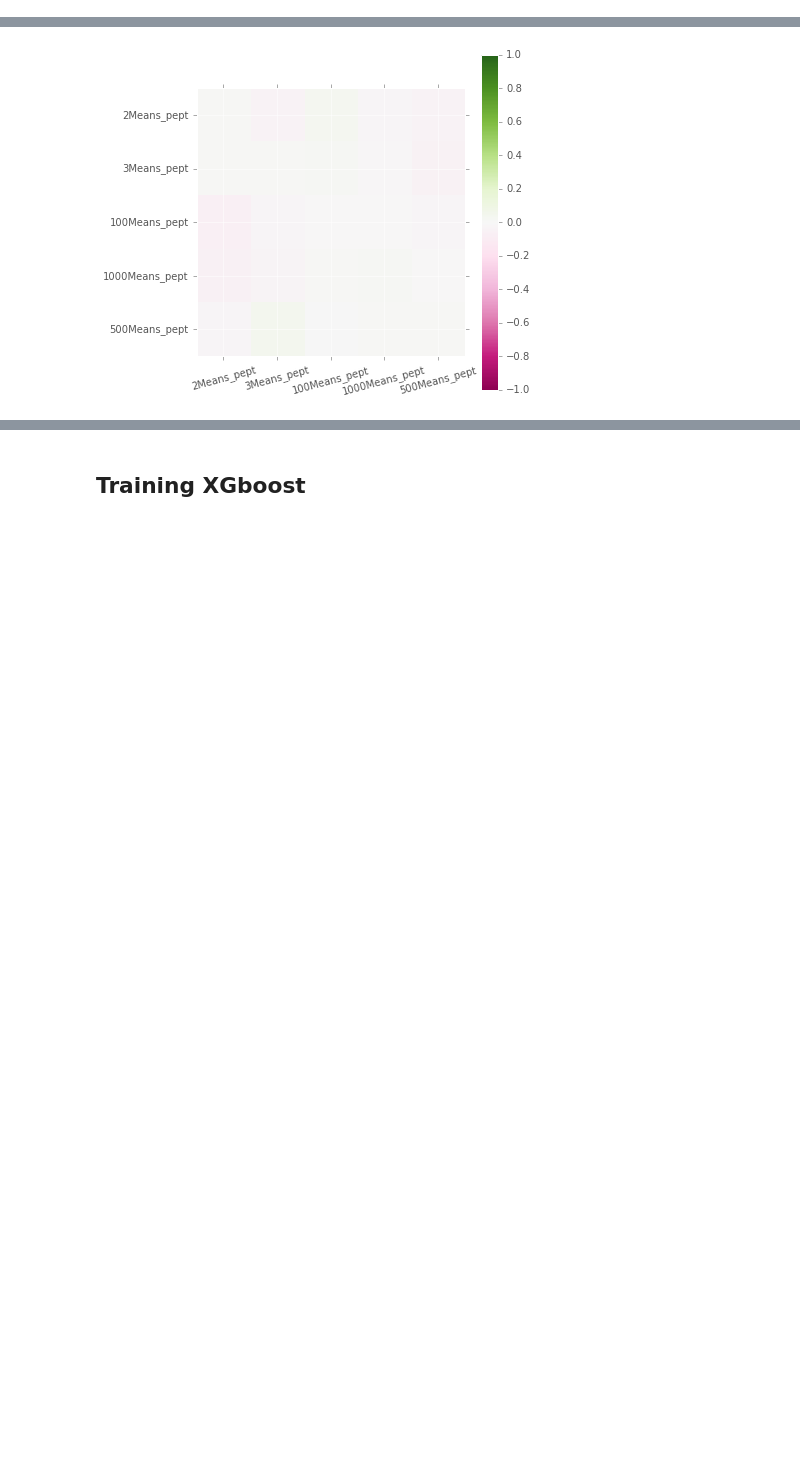
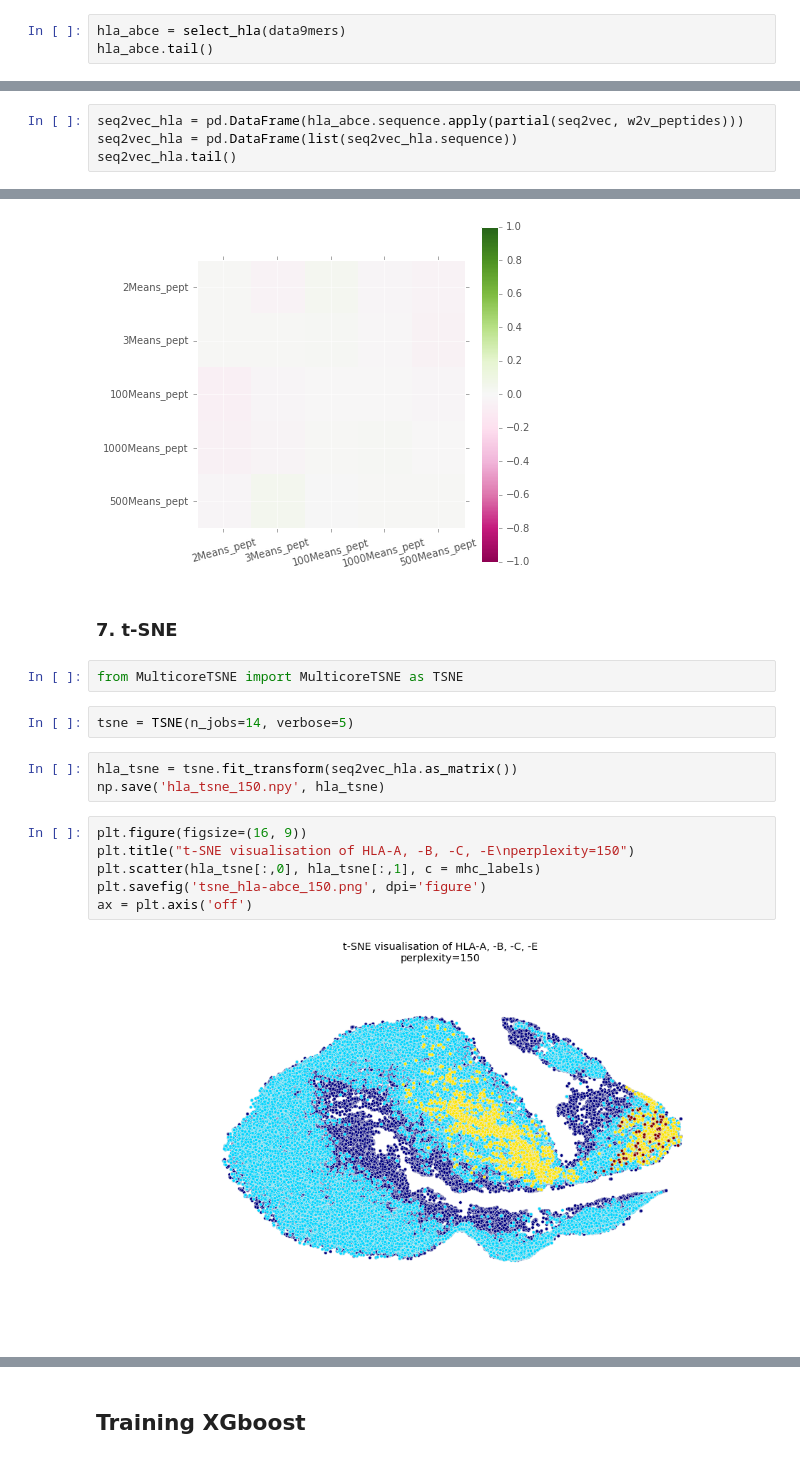
Before and after one commit to rudolphyo/MHystic, a Jupyter notebook: xgb.ipynb, the cells around one changed output, grey strips where cells are left out. Cells and saved outputs as stored; diff of their text form; blank space fills up the shorter version.

```diff
--- a/xgb.ipynb
+++ b/xgb.ipynb
@@ -145,0 +178,3 @@ hh = plt.hist(Bdata.meas, 50, color = 'green', alpha = 0.6)
+# %%
+hla_abce = select_hla(data9mers)
+hla_abce.tail()
@@ -293,0 +338,4 @@ seq2vec9mers_peptides.tail()
+# %%
+seq2vec_hla = pd.DataFrame(hla_abce.sequence.apply(partial(seq2vec, w2v_peptides)))
+seq2vec_hla = pd.DataFrame(list(seq2vec_hla.sequence))
+seq2vec_hla.tail()
@@ -395,3 +541,20 @@ x_ = plt.xticks(range(len(KMeans_correlation_matrix)), KMeans_correlation_matrix
 y_ = plt.yticks(range(len(KMeans_correlation_matrix)), KMeans_correlation_matrix.columns)
 # %% [output]
 [figure]
+# %% [markdown]
+### 7. t-SNE
+# %%
+from MulticoreTSNE import MulticoreTSNE as TSNE
+# %%
+tsne = TSNE(n_jobs=14, verbose=5)
+# %%
+hla_tsne = tsne.fit_transform(seq2vec_hla.as_matrix())
+np.save('hla_tsne_150.npy', hla_tsne)
+# %%
+plt.figure(figsize=(16, 9))
+plt.title("t-SNE visualisation of HLA-A, -B, -C, -E\nperplexity=150")
+plt.scatter(hla_tsne[:,0], hla_tsne[:,1], c = mhc_labels)
+plt.savefig('tsne_hla-abce_150.png', dpi='figure')
+ax = plt.axis('off')
+# %% [output]
+[figure, added]
```
Also changed, not shown: parts of 59 cells of this notebook.
